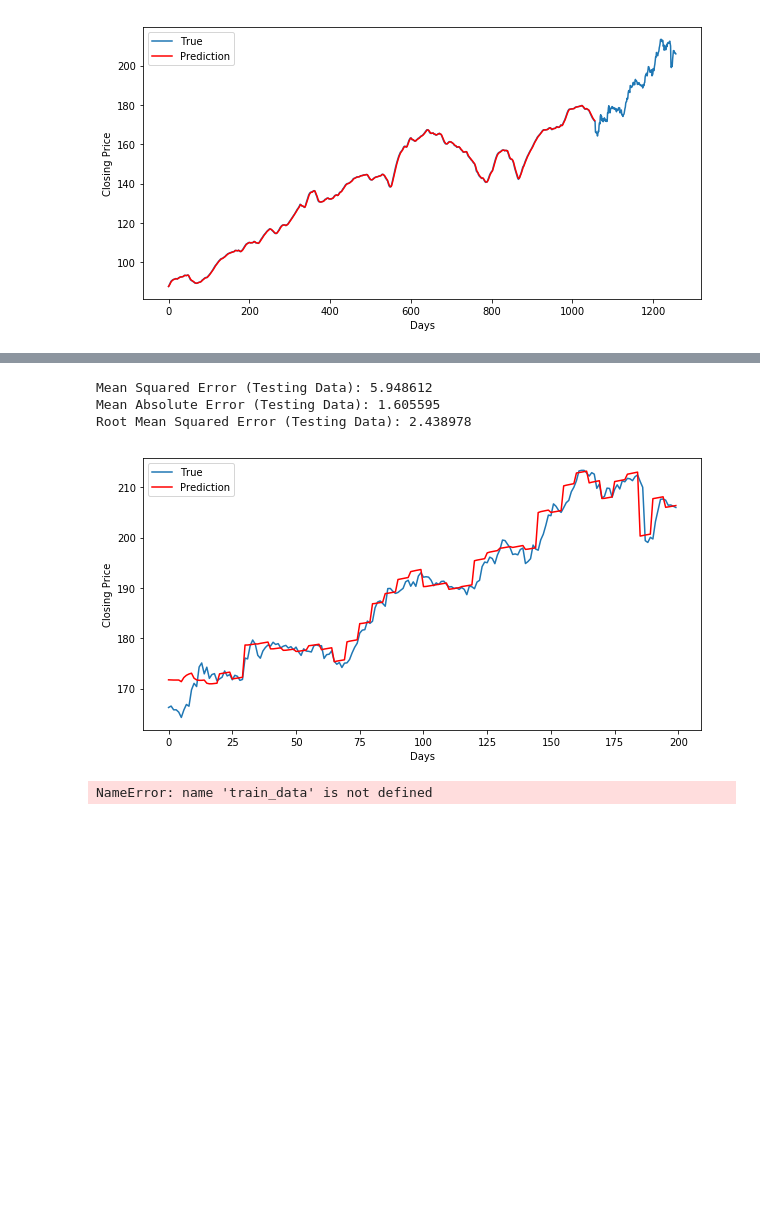
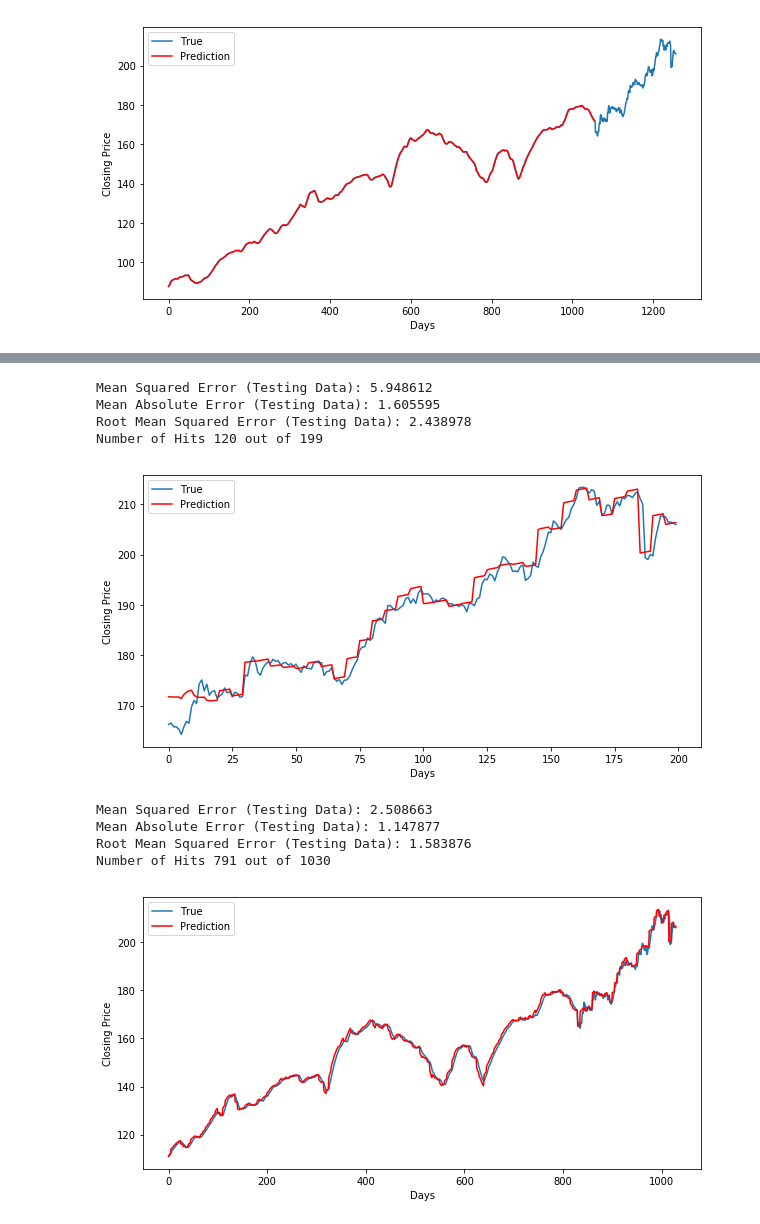
Before and after one commit to angelomenezes/Data_Science_for_Finance, a Jupyter notebook: src/exploring_s&p_500/exploring_sp500_stocks.ipynb, the cells around one changed output, grey strips where cells are left out. Drawn from its saved outputs; the diff is of its cells as text; code cells hidden in the pictures; blank space fills up the shorter version.

```diff
--- a/src/exploring_s&p_500/exploring_sp500_stocks.ipynb
+++ b/src/exploring_s&p_500/exploring_sp500_stocks.ipynb
@@ -251,3 +191,15 @@ all_mid_data = scaler.inverse_transform(np.concatenate([train_data,test_data],ax
+# %%
+# Defining a hit counter function
+
+def hit_count(predictions, real):
+    number_of_hits = 0
+    up_hit = down_hit = 0
+    for i in range(1, len(horizon_predicted)):
+        up_hit = predictions[i-1]>predictions[i] and real[i-1]>real[i]
+        down_hit = predictions[i-1]<predictions[i] and real[i-1]<real[i]
+        if up_hit or down_hit:
+            number_of_hits +=1
+    return number_of_hits
 # %%
 # Moving Average - Training Data
 
@@ -687,6 +647,7 @@ RMSE = np.sqrt(MSE)
 print('Mean Squared Error (Testing Data): %.6f' % MSE)
 print('Mean Absolute Error (Testing Data): %.6f' % MAE)
 print('Root Mean Squared Error (Testing Data): %.6f' % RMSE)
+print("Number of Hits %d out of %d" % (hit_count(inverse_test_data, horizon_predicted), len(horizon_predicted)-1))
 
 plt.figure(figsize = (10,5))
 plt.plot(inverse_test_data, label='True')
@@ -699,11 +660,12 @@ plt.show()
 Mean Squared Error (Testing Data): 5.948612
 Mean Absolute Error (Testing Data): 1.605595
 Root Mean Squared Error (Testing Data): 2.438978
+Number of Hits 120 out of 199
 [figure]
 # %%
 # ARIMA (Horizon = 5) for the last 1030 points
 
-Horizon = 10
+Horizon = 5
 Actual = [x for x in train_data[:227]]
 horizon_predicted = list()
 counter = 0
@@ -714,31 +676,36 @@ for _ in range(int(len(evaluation_data)/Horizon)):
         forecast = StartARIMAForecasting(Actual, 1,1,0)
         Actual.append(forecast)
         horizon_predicted.append(forecast)
         counter = counter + 1
 
     Actual = Actual[Horizon:-Horizon]
     [Actual.append(term) for term in evaluation_data[counter:counter+Horizon]]
 
 horizon_predicted = np.array(horizon_predicted).reshape(-1,1)
 horizon_predicted = scaler.inverse_transform(horizon_predicted)
 
 inverse_test_data = evaluation_data.reshape(-1,1)
 inverse_test_data = scaler.inverse_transform(inverse_test_data)
 
 MSE = mean_squared_error(inverse_test_data, horizon_predicted)
 MAE = mean_absolute_error(inverse_test_data, horizon_predicted)
 RMSE = np.sqrt(MSE)
 
 print('Mean Squared Error (Testing Data): %.6f' % MSE)
 print('Mean Absolute Error (Testing Data): %.6f' % MAE)
 print('Root Mean Squared Error (Testing Data): %.6f' % RMSE)
+print("Number of Hits %d out of %d" % (hit_count(inverse_test_data, horizon_predicted), len(horizon_predicted)-1))
 
 plt.figure(figsize = (10,5))
 plt.plot(inverse_test_data, label='True')
 plt.plot(horizon_predicted, color='red', label='Prediction')
 plt.xlabel('Days')
 plt.ylabel('Closing Price')
 plt.legend(fontsize=10)
 plt.show()
 # %% [output]
-NameError: name 'train_data' is not defined
+Mean Squared Error (Testing Data): 2.508663
+Mean Absolute Error (Testing Data): 1.147877
+Root Mean Squared Error (Testing Data): 1.583876
+Number of Hits 791 out of 1030
+[figure, added]
```
Also changed, not shown: parts of 18 cells of this notebook, 3 other files.
